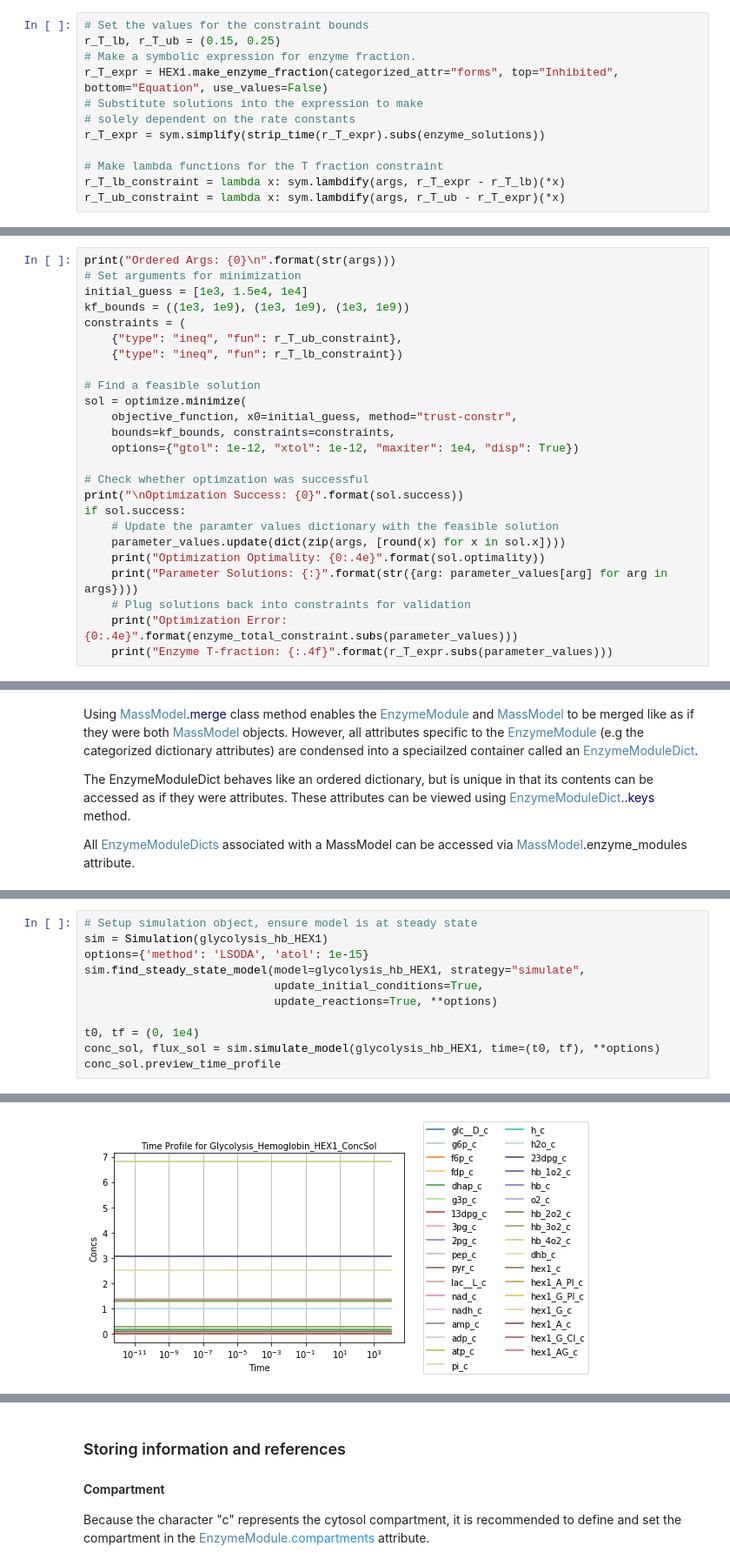
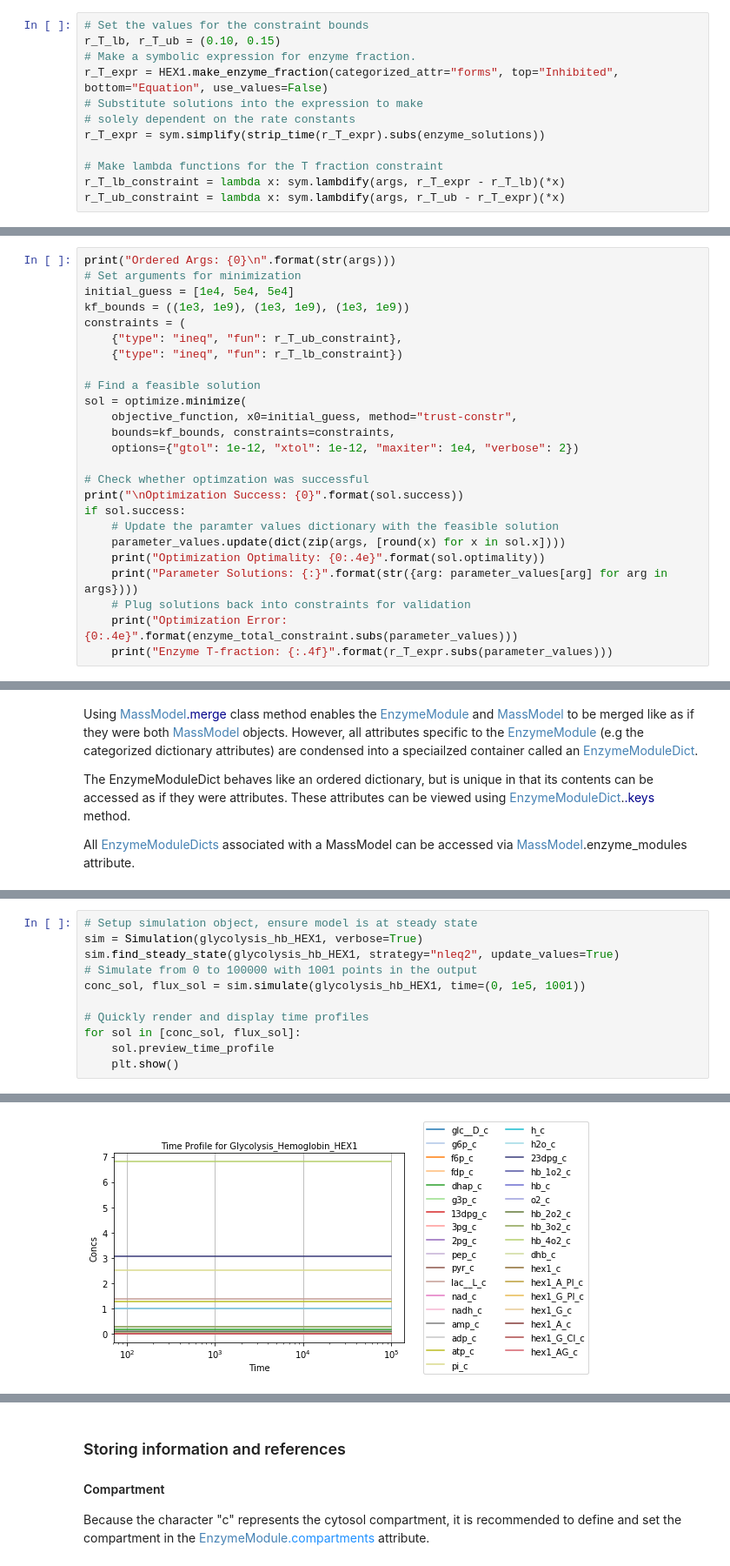
Before and after one commit to SBRG/MASSpy, a Jupyter notebook: notebooks/test_data/HEX1_EnzymeModule.ipynb, the cells around one changed output, grey strips where cells are left out. Shown at 87% size. Drawn from its saved outputs; the diff is of its cells as text.

Commit message:
Notebooks updated with refactored simulation class

```diff
--- a/notebooks/test_data/HEX1_EnzymeModule.ipynb
+++ b/notebooks/test_data/HEX1_EnzymeModule.ipynb
@@ -610,7 +610,7 @@ To make the fraction as a symbolic expression, we can use the <font color=#4682B
 __Note:__ The string "Equation" can be passed to either the <font color=#B22222>top</font> or <font color=#B22222>bottom</font> arguments to utilize the equation stored either in <font color=1E90FF>enzyme_concentration_total_equation</font> (for <font color=#B22222>categorized_attr</font>="forms"), or   <font color=1E90FF>enzyme_net_flux_equation</font> (for <font color=#B22222>categorized_attr</font>="reactions").
 # %%
 # Set the values for the constraint bounds
-r_T_lb, r_T_ub = (0.15, 0.25)
+r_T_lb, r_T_ub = (0.10, 0.15)
 # Make a symbolic expression for enzyme fraction.
 r_T_expr = HEX1.make_enzyme_fraction(categorized_attr="forms", top="Inhibited", bottom="Equation", use_values=False)
 # Substitute solutions into the expression to make
@@ -625,7 +625,7 @@ Lastly, we place lower and upper bounds on the rate constants to ensure that the
 # %%
 print("Ordered Args: {0}\n".format(str(args)))
 # Set arguments for minimization
-initial_guess = [1e3, 1.5e4, 1e4]
+initial_guess = [1e4, 5e4, 5e4]
 kf_bounds = ((1e3, 1e9), (1e3, 1e9), (1e3, 1e9))
 constraints = (
     {"type": "ineq", "fun": r_T_ub_constraint},
@@ -635,7 +635,7 @@ constraints = (
 sol = optimize.minimize(
     objective_function, x0=initial_guess, method="trust-constr",
     bounds=kf_bounds, constraints=constraints,
-    options={"gtol": 1e-12, "xtol": 1e-12, "maxiter": 1e4, "disp": True})
+    options={"gtol": 1e-12, "xtol": 1e-12, "maxiter": 1e4, "verbose": 2})
 
 # Check whether optimzation was successful
 print("\nOptimization Success: {0}".format(sol.success))
@@ -883,12 +909,12 @@ To validate the steady state of the model, concentration and flux solutions can
 # %%
 # Setup simulation object, ensure model is at steady state
-sim = Simulation(glycolysis_hb_HEX1)
-options={'method': 'LSODA', 'atol': 1e-15}
-sim.find_steady_state_model(model=glycolysis_hb_HEX1, strategy="simulate",
-                            update_initial_conditions=True,
-                            update_reactions=True, **options)
+sim = Simulation(glycolysis_hb_HEX1, verbose=True)
+sim.find_steady_state(glycolysis_hb_HEX1, strategy="nleq2", update_values=True)
+# Simulate from 0 to 100000 with 1001 points in the output
+conc_sol, flux_sol = sim.simulate(glycolysis_hb_HEX1, time=(0, 1e5, 1001))
 
-t0, tf = (0, 1e4)
-conc_sol, flux_sol = sim.simulate_model(glycolysis_hb_HEX1, time=(t0, tf), **options)
-conc_sol.preview_time_profile
+# Quickly render and display time profiles
+for sol in [conc_sol, flux_sol]:
+    sol.preview_time_profile
+    plt.show()
 # %% [output]
@@ -895 +922 @@ conc_sol.preview_time_profile
-[figure, old version]
+[figure, new version]
```
Also changed, not shown: parts of 14 cells of this notebook, 59 other files.
